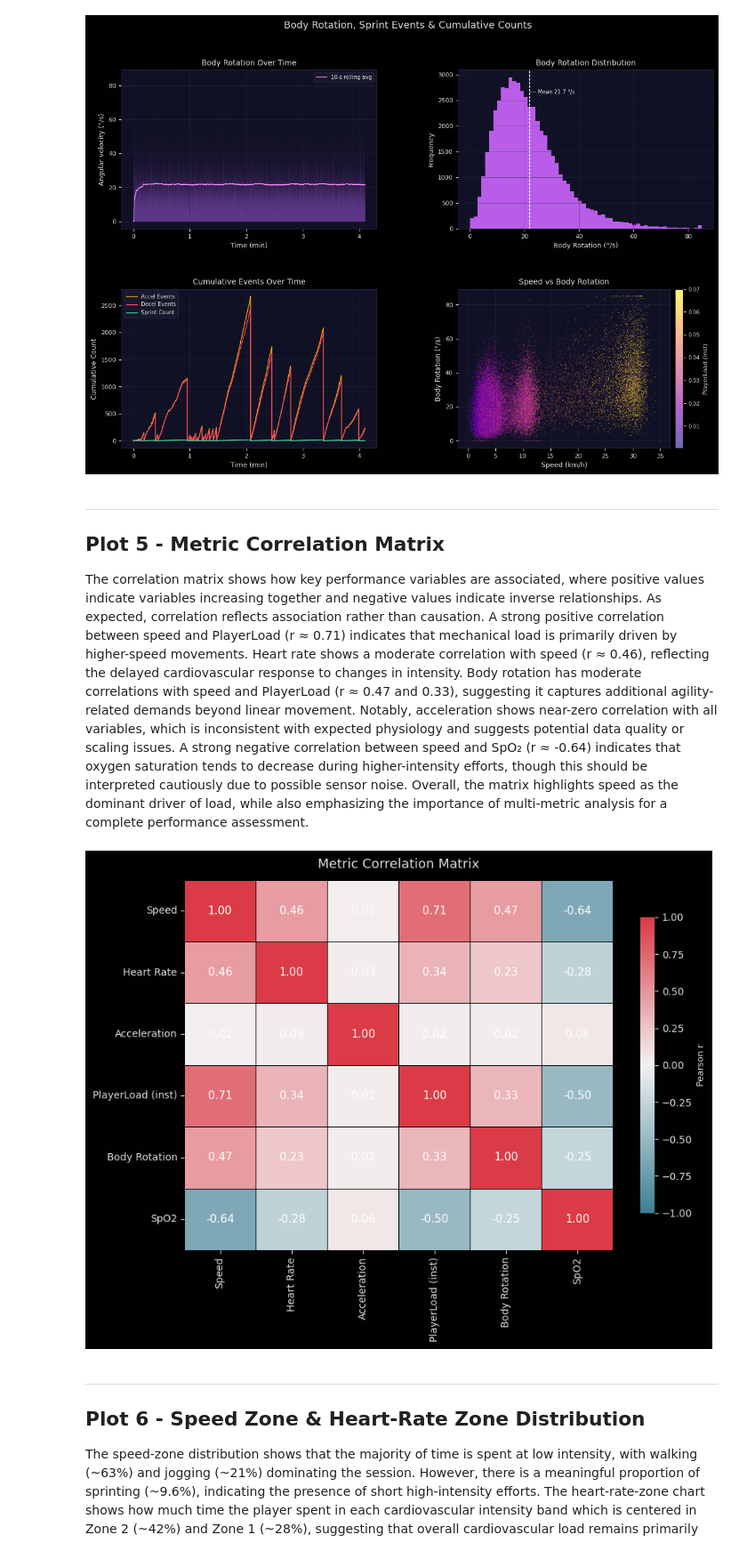
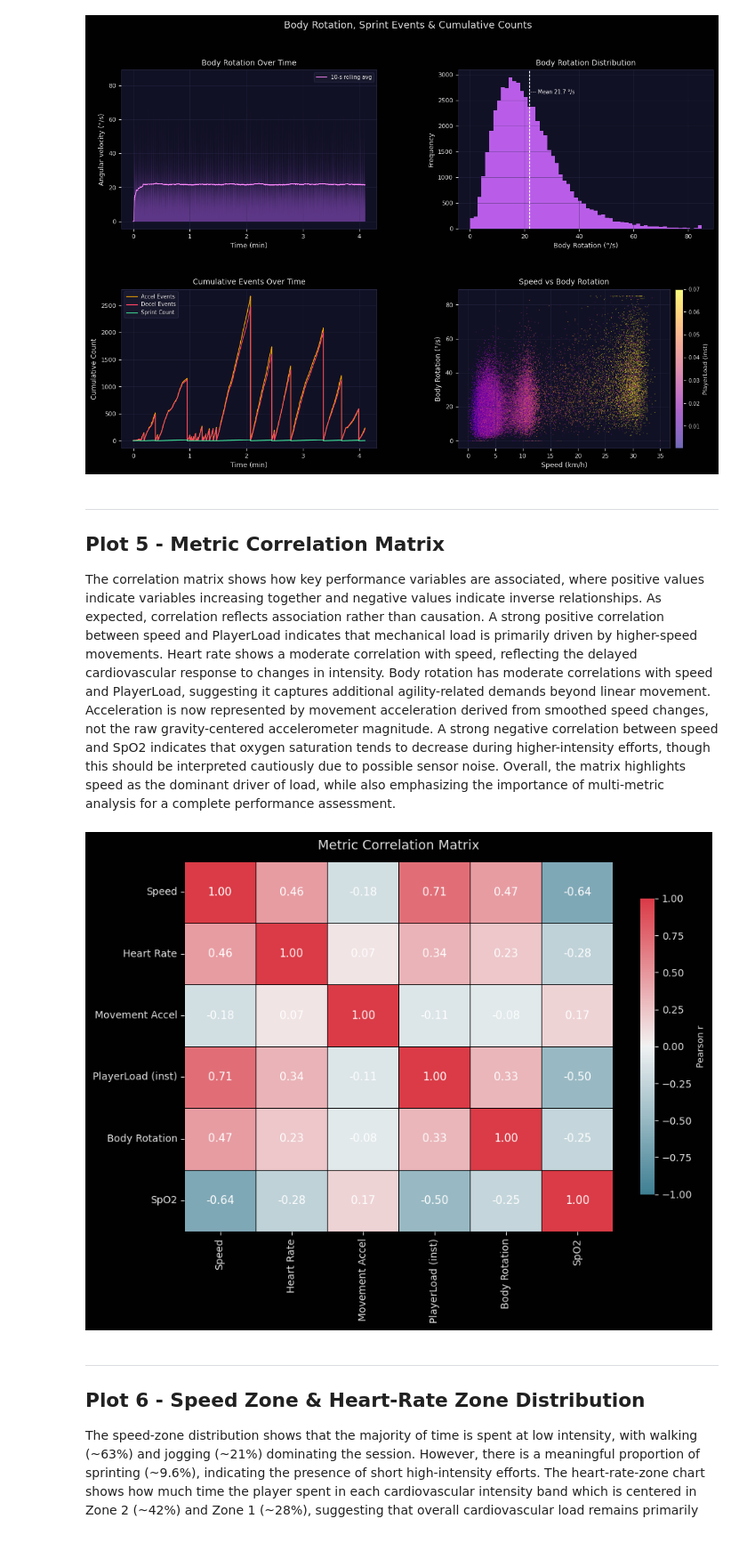
Before and after one commit to SSS-R/UPI, a Jupyter notebook: football_case_study.ipynb, the cells around one changed output. Shown at 89% size. Drawn from its saved outputs; the diff is of its cells as text; code cells hidden in the pictures.

```diff
--- a/football_case_study.ipynb
+++ b/football_case_study.ipynb
@@ -468,38 +494,37 @@ plt.show()
 ---
 ## Plot 5 - Metric Correlation Matrix
 
-The correlation matrix shows how key performance variables are associated, where positive values indicate variables increasing together and negative values indicate inverse relationships. As expected, correlation reflects association rather than causation.
-A strong positive correlation between speed and PlayerLoad (r ≈ 0.71) indicates that mechanical load is primarily driven by  higher-speed movements. Heart rate shows a moderate correlation with speed (r ≈ 0.46), reflecting the delayed cardiovascular response to changes in intensity. Body rotation has moderate correlations with speed and PlayerLoad (r ≈ 0.47 and 0.33), suggesting it captures additional agility-related demands beyond linear movement. Notably, acceleration shows near-zero correlation with all variables, which is inconsistent with expected physiology and suggests potential data quality or scaling issues. A strong negative correlation between speed and SpO₂ (r ≈ -0.64) indicates that oxygen saturation tends to decrease during higher-intensity efforts, though this should be interpreted cautiously due to possible sensor noise. Overall, the matrix highlights speed as the dominant driver of load, while also emphasizing the importance of multi-metric analysis for a complete performance assessment.
+The correlation matrix shows how key performance variables are associated, where positive values indicate variables increasing together and negative values indicate inverse relationships. As expected, correlation reflects association rather than causation. A strong positive correlation between speed and PlayerLoad indicates that mechanical load is primarily driven by higher-speed movements. Heart rate shows a moderate correlation with speed, reflecting the delayed cardiovascular response to changes in intensity. Body rotation has moderate correlations with speed and PlayerLoad, suggesting it captures additional agility-related demands beyond linear movement. Acceleration is now represented by movement acceleration derived from smoothed speed changes, not the raw gravity-centered accelerometer magnitude. A strong negative correlation between speed and SpO2 indicates that oxygen saturation tends to decrease during higher-intensity efforts, though this should be interpreted cautiously due to possible sensor noise. Overall, the matrix highlights speed as the dominant driver of load, while also emphasizing the importance of multi-metric analysis for a complete performance assessment.
 # %%
-corr_cols   = ['Speed_clean', 'HR_clean', 'Accel_clean',
-               'PlayerLoad (instant)', 'Body Rotation (°/s)', 'SpO2 (%)']
-corr_labels = ['Speed', 'Heart Rate', 'Acceleration',
+corr_cols   = ['Speed_clean', 'HR_clean', 'Accel_movement_abs',
+               'PlayerLoad (instant)', rot_col, 'SpO2 (%)']
+corr_labels = ['Speed', 'Heart Rate', 'Movement Accel',
                'PlayerLoad (inst)', 'Body Rotation', 'SpO2']
 
 corr_df     = df[corr_cols].copy()
 corr_df.columns = corr_labels
 corr_matrix = corr_df.corr()
 
 fig5, ax5 = plt.subplots(figsize=(9, 7), facecolor=DARK_BG)
 cmap_corr = sns.diverging_palette(220, 10, as_cmap=True)
 
 sns.heatmap(corr_matrix, annot=True, fmt='.2f', cmap=cmap_corr,
             center=0, vmin=-1, vmax=1, ax=ax5,
             annot_kws={'size': 11, 'color': 'white'},
             linewidths=0.5, linecolor=DARK_BG,
             cbar_kws={'shrink': 0.8})
 
 ax5.set_facecolor(DARK_BG)
 ax5.tick_params(colors=TEXT_COL, labelsize=10)
 ax5.set_title('Metric Correlation Matrix', color=TEXT_COL, fontsize=13, pad=12)
 cb5 = ax5.collections[0].colorbar
 cb5.ax.tick_params(colors=TEXT_COL)
 cb5.set_label('Pearson r', color=TEXT_COL, fontsize=9)
 
 plt.tight_layout()
 plt.show()
 # %% [output]
-[figure, old version]
+[figure, new version]
 # %% [markdown]
 ---
 ## Plot 6 - Speed Zone & Heart-Rate Zone Distribution
```
Also changed, not shown: parts of 7 cells of this notebook, 1 other file.
